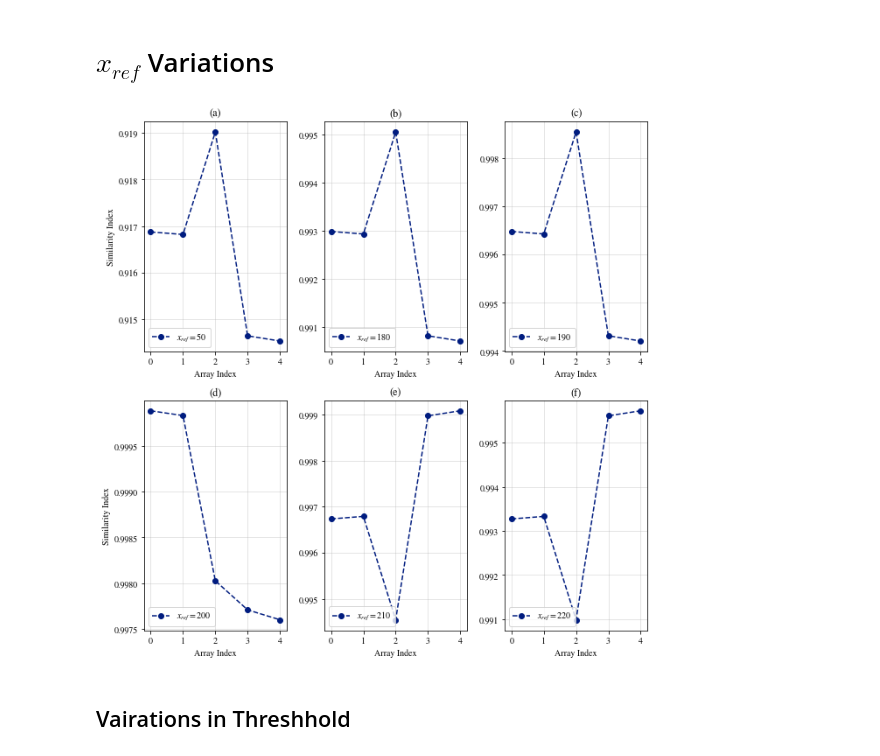
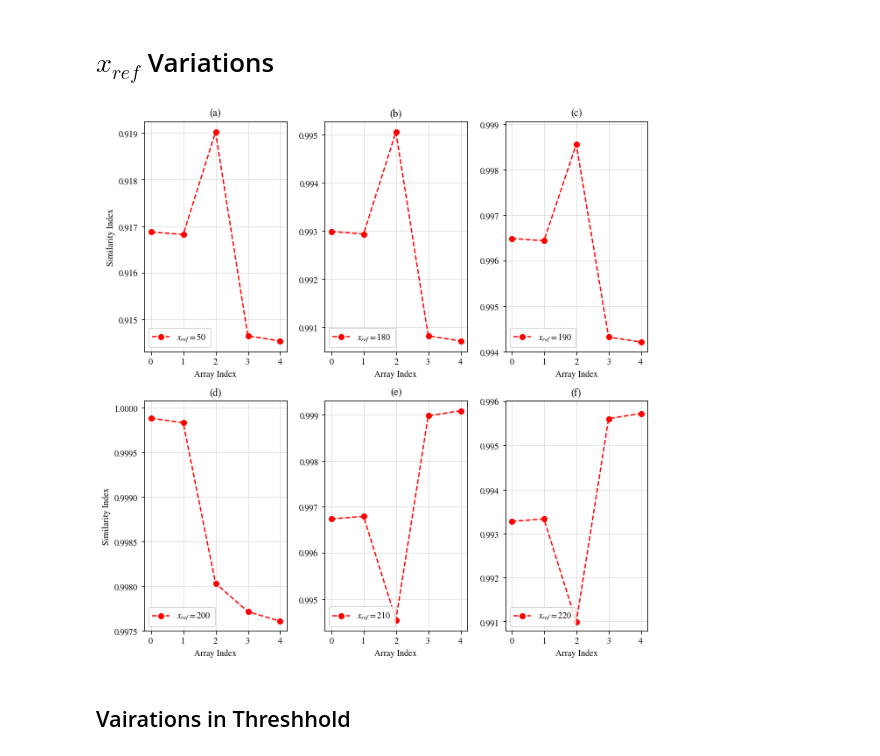
Before and after one commit to Jar-win/similarity-index-analysis, a Jupyter notebook: MathPaper.ipynb, the cells around one changed output. Saved outputs shown, nothing was run; the diff lists cells and outputs as text; code cells hidden in the pictures.

```diff
--- a/MathPaper.ipynb
+++ b/MathPaper.ipynb
@@ -146,7 +146,7 @@ f.set_figwidth(9)
 
 
 plt.subplot(2,3,1)
-plt.plot(x, index_val(avg_val, 1.1, 537.2, 0.8, x0=50), 'o--',  label="$x_{ref} = 50$")
+plt.plot(x, index_val(avg_val, 1.1, 537.2, 0.8, x0=50), 'o--', color='r', label="$x_{ref} = 50$")
 plt.grid(True, alpha=0.4)
 plt.legend(loc="lower left")
 plt.xlabel("Array Index")
@@ -154,45 +154,49 @@ plt.ylabel("Similarity Index")
 plt.title("(a)")
 
 plt.subplot(2,3,2)
-plt.plot(x, index_val(avg_val, 1.1, 537.2, 0.8, x0=180), 'o--', label = "$x_{ref} = 180$")
+plt.plot(x, index_val(avg_val, 1.1, 537.2, 0.8, x0=180), 'o--', color='r',label = "$x_{ref} = 180$")
 plt.grid(True, alpha=0.4)
 plt.legend(loc="lower left")
 plt.xlabel("Array Index")
 plt.title("(b)")
 
 plt.subplot(2,3,3)
-plt.plot(x, index_val(avg_val, 1.1, 537.2, 0.8, x0=190), 'o--',  label="$x_{ref} = 190$")
+plt.plot(x, index_val(avg_val, 1.1, 537.2, 0.8, x0=190), 'o--', color='r', label="$x_{ref} = 190$")
+plt.ylim(plt.ylim((0.994, max(index_val(avg_val, 1.1, 537.2, 0.8, x0=190))+0.0005)))
 plt.grid(True, alpha=0.4)
 plt.legend(loc="lower left")
 plt.xlabel("Array Index")
 plt.title("(c)")
 
 plt.subplot(2,3,4)
-plt.plot(x, index_val(avg_val, 1.1, 537.2, 0.8, x0=200), 'o--',  label="$x_{ref} = 200$")
+plt.plot(x, index_val(avg_val, 1.1, 537.2, 0.8, x0=200), 'o--', color='r', label="$x_{ref} = 200$")
 plt.grid(True, alpha=0.4)
 plt.legend(loc="lower left")
 plt.xlabel("Array Index")
+mval = max(index_val(avg_val, 1.1, 537.2, 0.8, x0=200))+0.0002
+plt.ylim((0.9975, mval))
 plt.ylabel("Similarity Index")
 plt.title("(d)")
 
 plt.subplot(2,3,5)
-plt.plot(x, index_val(avg_val, 1.1, 537.2, 0.8, x0=210), 'o--',  label="$x_{ref} = 210$")
+plt.plot(x, index_val(avg_val, 1.1, 537.2, 0.8, x0=210), 'o--', color='r', label="$x_{ref} = 210$")
 plt.grid(True, alpha=0.4)
 plt.legend(loc="lower left")
 plt.xlabel("Array Index")
 plt.title("(e)")
 
 plt.subplot(2,3,6)
-plt.plot(x, index_val(avg_val, 1.1, 537.2, 0.8, x0=220), 'o--',  label="$x_{ref} = 220$")
+plt.plot(x, index_val(avg_val, 1.1, 537.2, 0.8, x0=220), 'o--', color='r', label="$x_{ref} = 220$")
 plt.grid(True, alpha=0.4)
+plt.ylim((0.9908, max(index_val(avg_val, 1.1, 537.2, 0.8, x0=220))+0.0003))
 plt.legend(loc="lower left")
 plt.xlabel("Array Index")
 plt.title("(f)")
 
 plt.tight_layout()
 plt.savefig("Varaition_x0.png", dpi=300)
 # %% [output]
-[figure, old version]
+[figure, new version]
 # %% [markdown]
 ## Vairations in Threshhold
 # %%
```
Also changed, not shown: parts of 3 cells of this notebook, 2 other files.
